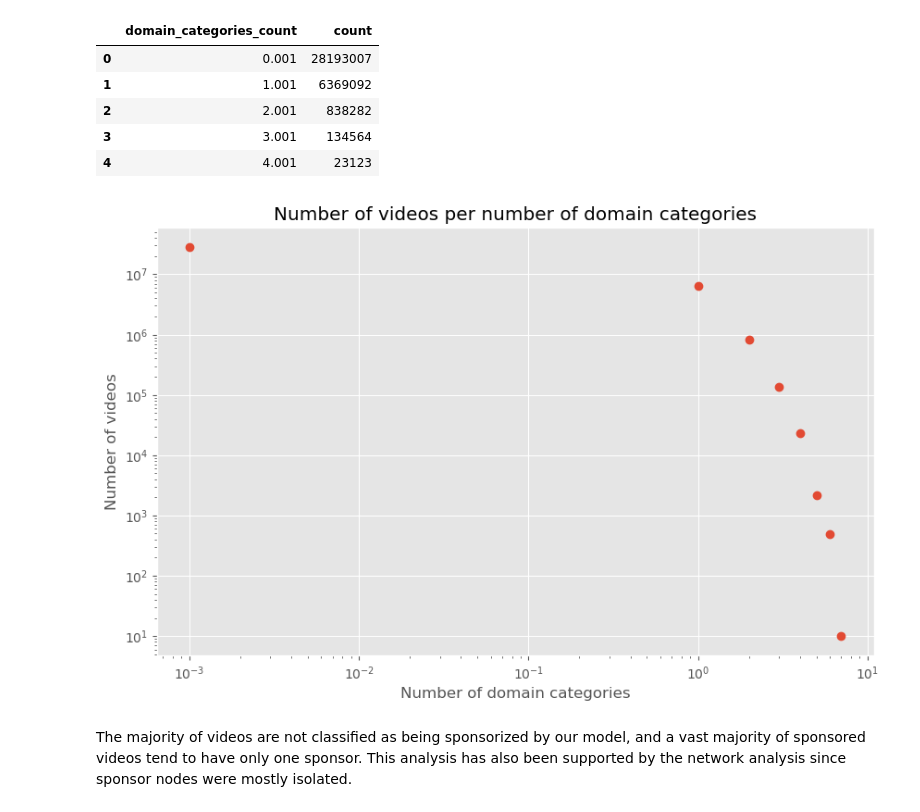
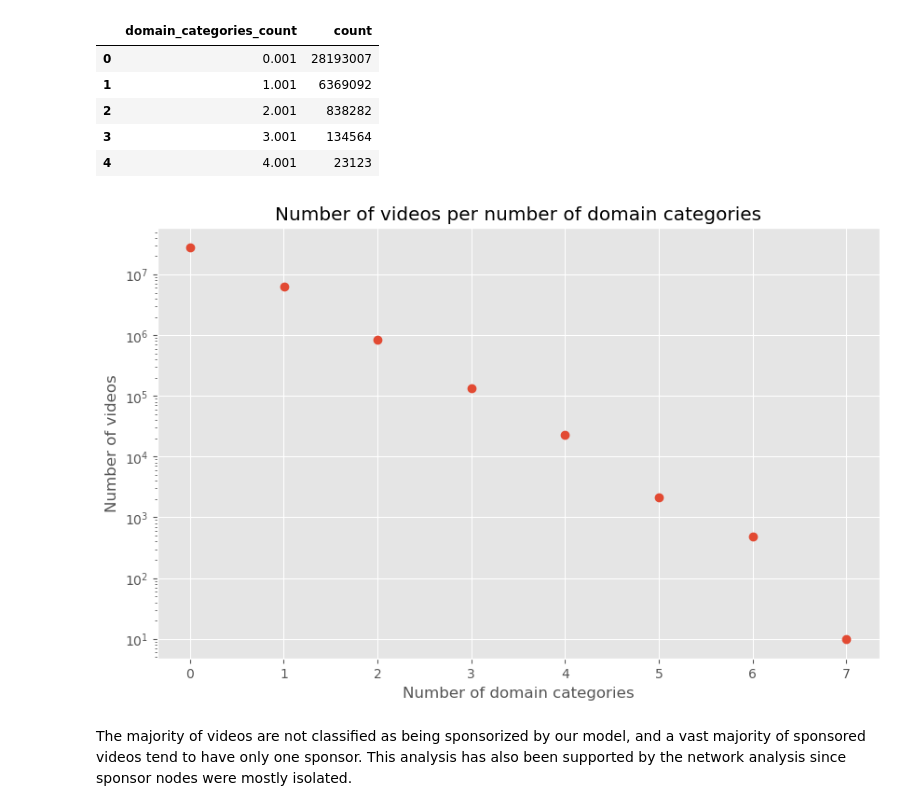
Before and after one commit to epfl-ada/ada-2022-project-fraisetagada, a Jupyter notebook: analysis/sponsored_videos_analysis.ipynb, the cells around one changed output. Cells and saved outputs as stored; diff of their text form; code cells hidden in the pictures.

```diff
--- a/analysis/sponsored_videos_analysis.ipynb
+++ b/analysis/sponsored_videos_analysis.ipynb
@@ -67,14 +74,13 @@ domain_categories_count.head()
 # %%
 plt.figure(figsize=(10, 6))
 plt.plot(domain_categories_count['domain_categories_count'], domain_categories_count['count'], 'o')
-plt.xscale('log')
 plt.yscale('log')
 plt.xlabel('Number of domain categories')
 plt.ylabel('Number of videos')
 plt.title('Number of videos per number of domain categories')
 plt.show()
 # %% [output]
-[figure, old version]
+[figure, new version]
 # %% [markdown]
 The majority of videos are not classified as being sponsorized by our model, and a vast majority of sponsored videos tend to have only one sponsor. This analysis has also been supported by the network analysis since sponsor nodes were mostly isolated.
 # %%
```
Also changed, not shown: parts of 24 cells of this notebook.
